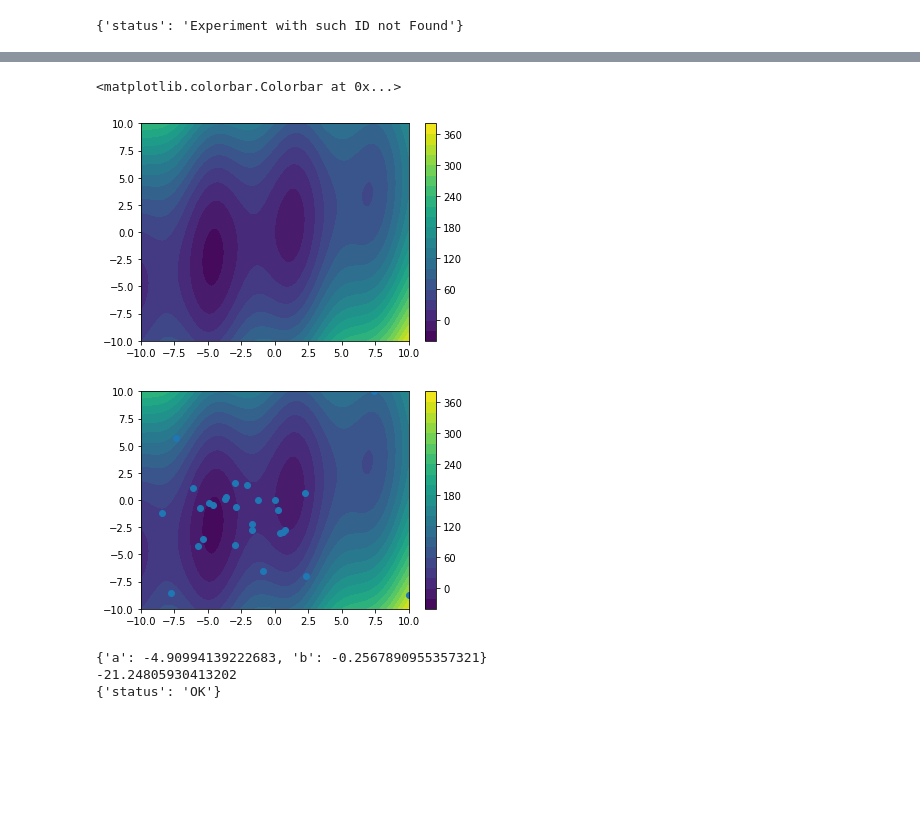
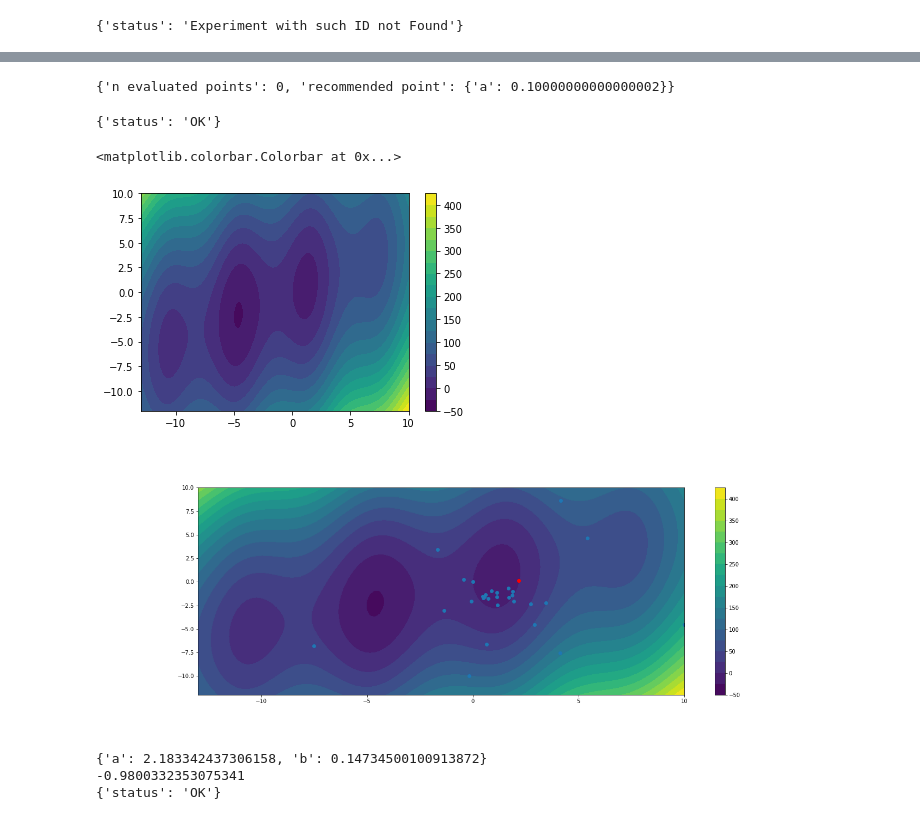
Before and after one commit to Alex314/optimum, a Jupyter notebook: TestApp.ipynb, the cells around one changed output, grey strips where cells are left out. Cells and saved outputs as stored; diff of their text form; code cells hidden in the pictures; blank space fills up the shorter version.

Commit message:
add status interface; animate 2D example

```diff
--- a/TestApp.ipynb
+++ b/TestApp.ipynb
@@ -33,9 +45,17 @@ requests.get(f'http://127.0.0.1:8001/experiment/{new_experiment_id}/ask').json()
+# %%
+requests.get(f'http://127.0.0.1:8001/experiment/{new_experiment_id}').json()
+# %% [output]
+{'n evaluated points': 0, 'recommended point': {'a': 0.10000000000000002}}
+# %%
+requests.delete(f'http://127.0.0.1:8001/experiment/{new_experiment_id}').json()
+# %% [output]
+{'status': 'OK'}
 # %%
 def f(a, b):
     return a**2 + b**2 - a*b - 20*np.sin(a) + 5*a
 
-a = np.linspace(-10, 10, 100)
-b = np.linspace(-10, 10, 100)
+a = np.linspace(-13, 10, 100)
+b = np.linspace(-12, 10, 100)
 
 x, y = np.meshgrid(a, b)
 
@@ -45,38 +65,52 @@ plt.contourf(x, y, z, levels=20)
 plt.colorbar()
 # %% [output]
 <matplotlib.colorbar.Colorbar at 0x...>
-[figure, old version]
+[figure, new version]
 # %%
 from IPython.display import clear_output
 test_data = {
     'a': {'type': 'scalar', 'parameters': dict(lower=-10, upper=10)},
     'b': {'type': 'scalar', 'parameters': dict(lower=-10, upper=10)},
 }
 new_experiment = requests.post('http://127.0.0.1:8001/experiment', json=test_data).json()
 new_experiment_id = new_experiment['experiment_id']
 new_experiment_id
 
+@gif.frame
+def get_frame(asked):
+    plt.figure(figsize=(20, 7))
+    plt.contourf(x, y, z, levels=20)
+    plt.colorbar()
+    plt.scatter(*np.array(asked)[:, :-1])
+    plt.scatter(*np.array(asked)[:, -1], color='red')
+
+frames = []
 asked = [[], []]
 for i in range(30):
-    plt.contourf(x, y, z, levels=20)
-    plt.colorbar()
+    clear_output(wait=True)
     asked_point = requests.get(f'http://127.0.0.1:8001/experiment/{new_experiment_id}/ask').json()
     asked[0].append(asked_point['a'])
     asked[1].append(asked_point['b'])
-    plt.scatter(*asked)
+
+    frames.append(get_frame(asked))
+    plt.figure(figsize=(20, 7))
+    plt.axes([0,0,1,1])
+    plt.imshow(frames[-1])
+    plt.axis('off')
     plt.show()
+
     print(asked_point)
     f_a = f(**asked_point)
     print(f_a)
     tell_info = {
         'point': asked_point,
         'value': f_a
     }
     tell_resp = requests.post(f'http://127.0.0.1:8001/experiment/{new_experiment_id}/tell', json=tell_info).json()
     print(tell_resp)
-    clear_output(wait=True)
+gif.save(frames, "example.gif", duration=200)
 # %% [output]
-[figure, old version]
+[figure, new version]
-{'a': -4.90994139222683, 'b': -0.2567890955357321}
--21.24805930413202
+{'a': 2.183342437306158, 'b': 0.14734500100913872}
+-0.9800332353075341
 {'status': 'OK'}
```
Also changed, not shown: parts of 7 cells of this notebook, 4 other files.
